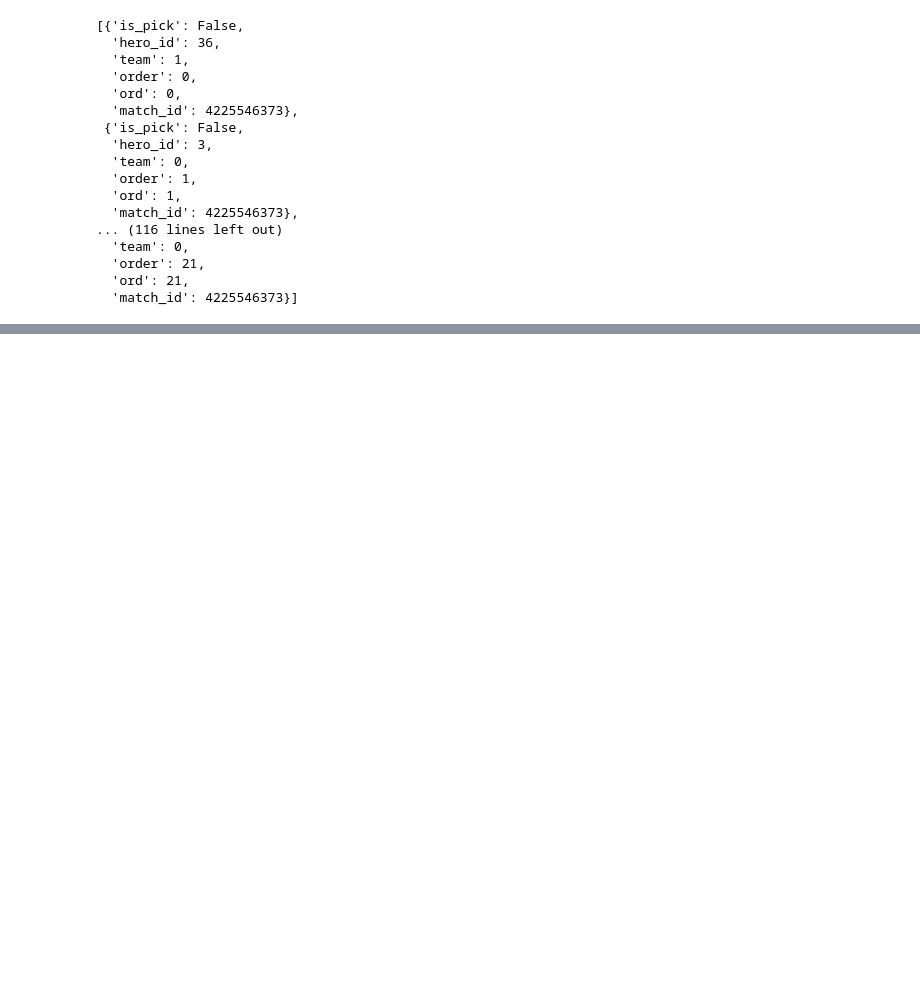
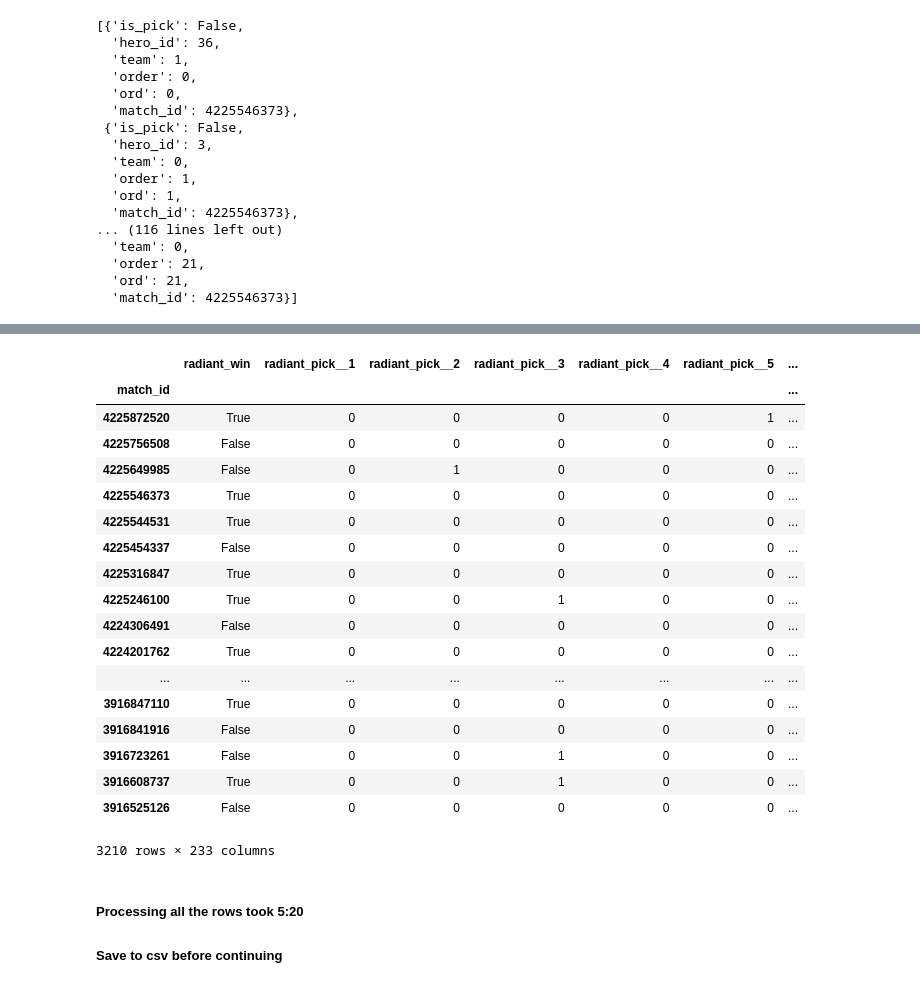
Before and after one commit to CowardlyBattleCat/DotaScience, a Jupyter notebook: DotaScience_EDA.ipynb, the cells around one changed output, grey strips where cells are left out. Cells and saved outputs as stored; diff of their text form; code cells hidden in the pictures; blank space fills up the shorter version.

```diff
--- a/DotaScience_EDA.ipynb
+++ b/DotaScience_EDA.ipynb
@@ -1264,3 +1244,10 @@ sample_hero_picks
-# %%
-def assign_pick():
-    pass
+# %%
+def assign_pick(one_match):
+    for pick_ban in one_match['picks_bans']:
+        if pick_ban['is_pick']:
+            hero_id = pick_ban['hero_id']
+            if pick_ban['team'] == 0:
+                one_match[f'radiant_pick__{hero_id}'] += 1
+            else:
+                one_match[f'dire_pick__{hero_id}'] += 1
+    return one_match
@@ -1266,0 +1276,11 @@ def assign_pick():
+# %%
+def create_hero_pick_dummies(match_data_df, col_names):
+    """Consume a dataframe of matches with draft data and target label.
+    Return a new dataframe with a dummy column for each of the 232 side + hero pick combinations.
+    """
+    dummy_df = add_hero_pick_cols(match_data_df, col_names)
+    for match in match_data_df.index:
+        row = dummy_df.loc[match].copy()
+        dummy_df.loc[match] = assign_pick(row)
+    dummy_df.drop(columns='picks_bans', inplace=True)
+    return dummy_df
@@ -1266,0 +1301,26 @@ def assign_pick():
+# %%
+hero_pick_dummy_df = create_hero_pick_dummies(match_data_df, hero_pick_col_names)
+hero_pick_dummy_df
+# %% [output]
+|  | radiant_win | radiant_pick__1 | radiant_pick__2 | radiant_pick__3 | radiant_pick__4 | radiant_pick__5 | ... |
+| match_id |  |  |  |  |  |  | ... |
+| 4225872520 | True | 0 | 0 | 0 | 0 | 1 | ... |
+| 4225756508 | False | 0 | 0 | 0 | 0 | 0 | ... |
+| 4225649985 | False | 0 | 1 | 0 | 0 | 0 | ... |
+| 4225546373 | True | 0 | 0 | 0 | 0 | 0 | ... |
+| 4225544531 | True | 0 | 0 | 0 | 0 | 0 | ... |
+| 4225454337 | False | 0 | 0 | 0 | 0 | 0 | ... |
+| 4225316847 | True | 0 | 0 | 0 | 0 | 0 | ... |
+| 4225246100 | True | 0 | 0 | 1 | 0 | 0 | ... |
+| 4224306491 | False | 0 | 0 | 0 | 0 | 0 | ... |
+| 4224201762 | True | 0 | 0 | 0 | 0 | 0 | ... |
+| ... | ... | ... | ... | ... | ... | ... | ... |
+| 3916847110 | True | 0 | 0 | 0 | 0 | 0 | ... |
+| 3916841916 | False | 0 | 0 | 0 | 0 | 0 | ... |
+| 3916723261 | False | 0 | 0 | 1 | 0 | 0 | ... |
+| 3916608737 | True | 0 | 0 | 1 | 0 | 0 | ... |
+| 3916525126 | False | 0 | 0 | 0 | 0 | 0 | ... |
+3210 rows × 233 columns
+# %% [markdown]
+##### Processing all the rows took 5:20
+##### Save to csv before continuing
```
Also changed, not shown: parts of 16 cells of this notebook.
